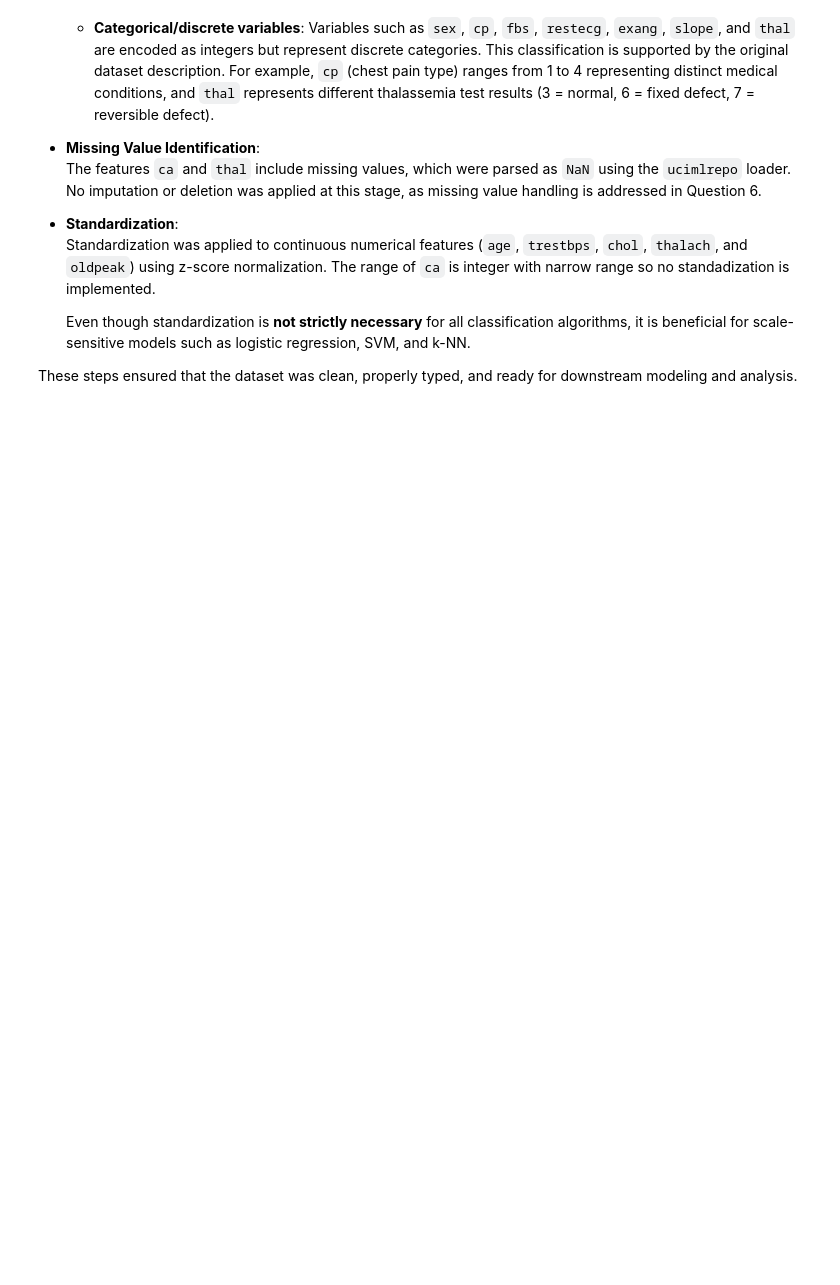
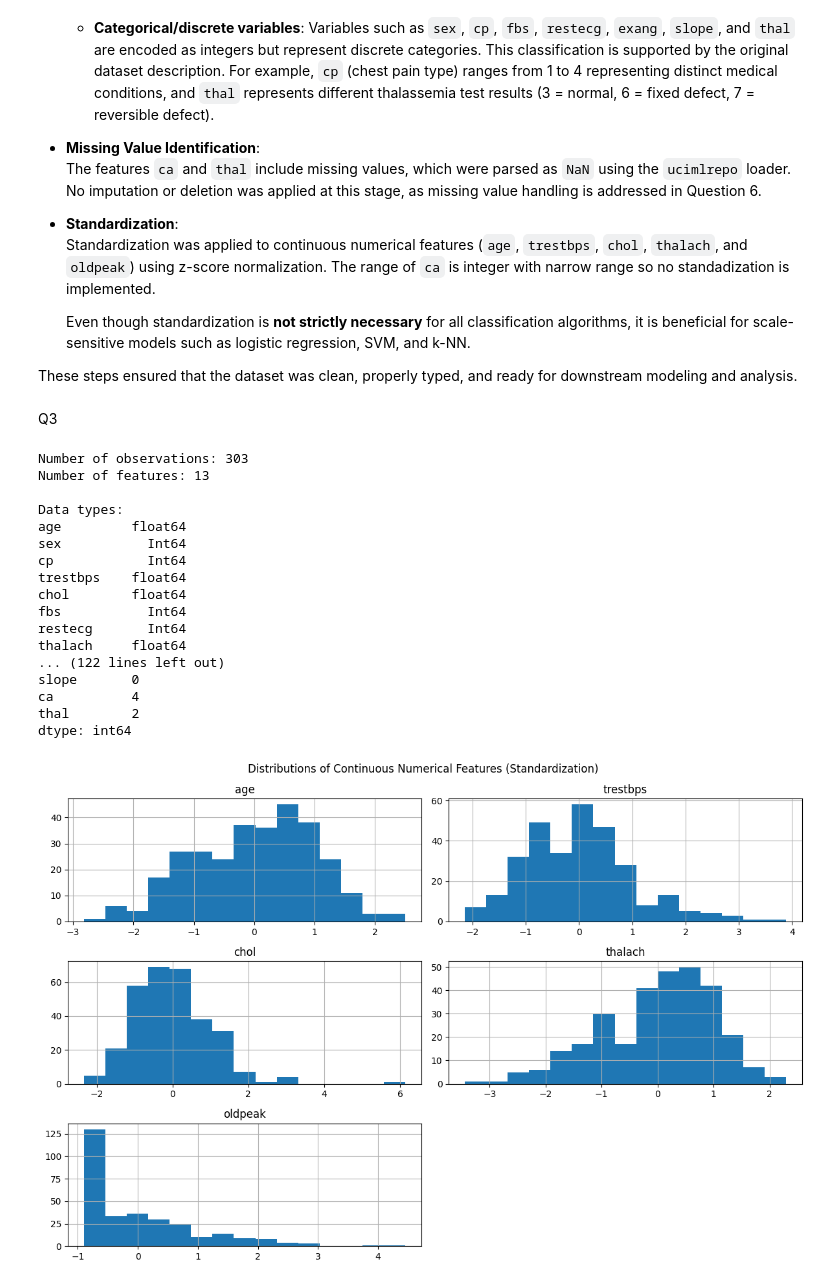
Before and after one commit to Aaaaamy123/project, a Jupyter notebook: assignment6.ipynb, the cells around one changed output. Cells and saved outputs as stored; diff of their text form; code cells hidden in the pictures; blank space fills up the shorter version.

```diff
--- a/assignment6.ipynb
+++ b/assignment6.ipynb
@@ -131,3 +131,72 @@ Basic data transformations were applied to prepare the dataset for analysis:
 
 
 These steps ensured that the dataset was clean, properly typed, and ready for downstream modeling and analysis.
+# %% [markdown]
+Q3
+# %%
+import pandas as pd
+import matplotlib.pyplot as plt
+
+# Number of observations and features
+print(f"Number of observations: {X.shape[0]}")
+print(f"Number of features: {X.shape[1]}")
+
+# Data types
+print("\nData types:")
+print(X.dtypes)
+
+# Separate continuous numerical and categorical/discrete integer variables
+numerical_features = ['age', 'trestbps', 'chol', 'thalach', 'oldpeak']
+categorical_features = ['sex', 'cp', 'fbs', 'restecg', 'exang', 'slope', 'ca', 'thal']
+
+# 1. Dataset shape
+print(f"Number of observations: {X.shape[0]}")
+print(f"Number of features: {X.shape[1]}")
+
+# 2. Data types
+print("\nData types:")
+print(X.dtypes)
+
+# 3. Missing values per column
+print("\nMissing values per column:")
+print(X.isnull().sum())
+
+# 4. Summary statistics for continuous numerical variables
+print("\nSummary statistics for continuous numerical variables:")
+print(X[numerical_features].describe())
+
+# 5. Frequency tables for discrete/categorical variables
+print("\nValue counts for categorical/discrete variables:")
+for col in categorical_features:
+    print(f"\n{col} value counts:")
+    print(X[col].value_counts(dropna=False))
+
+# Missing values per column
+print("\nMissing values per column:")
+print(X.isnull().sum())
+
+# Distribution plots for a few variables
+numerical_features = ['age', 'trestbps', 'chol', 'thalach', 'oldpeak']
+X[numerical_features].hist(bins=15, figsize=(12, 8))
+plt.suptitle("Distributions of Continuous Numerical Features (Standardization)")
+plt.tight_layout()
+plt.show()
+# %% [output]
+Number of observations: 303
+Number of features: 13
+
+Data types:
+age         float64
+sex           Int64
+cp            Int64
+trestbps    float64
+chol        float64
+fbs           Int64
+restecg       Int64
+thalach     float64
+... (122 lines left out)
+slope       0
+ca          4
+thal        2
+dtype: int64
+[figure, added]
```
Also changed, not shown: parts of 1 cell of this notebook.
